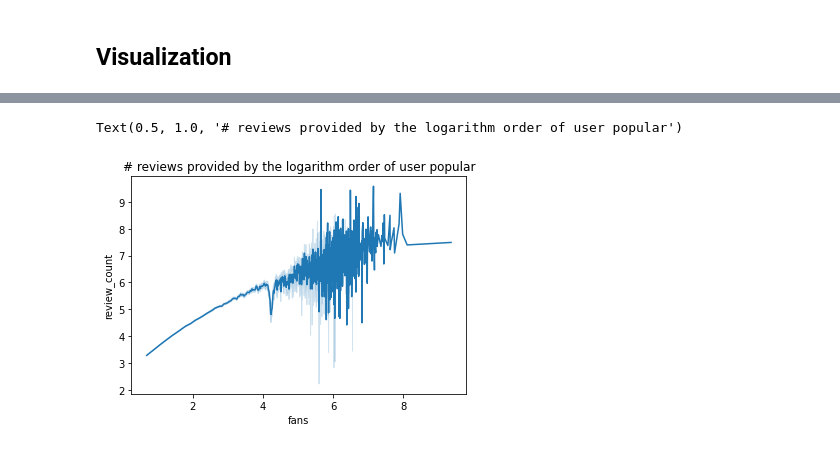
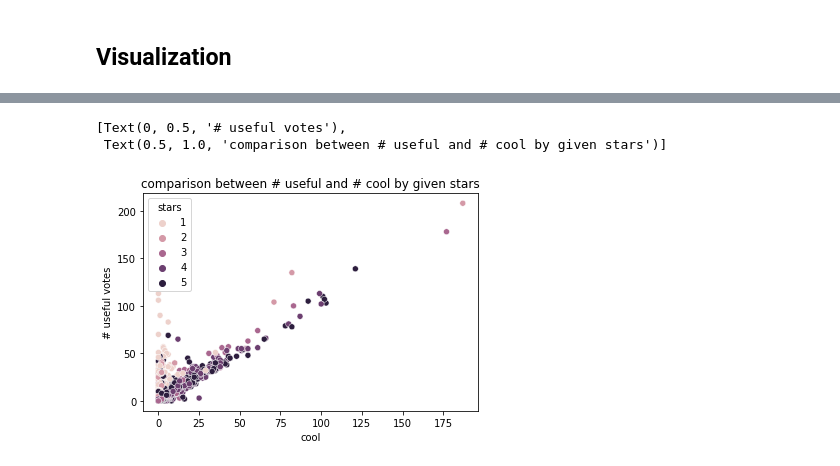
Before and after one commit to FishWith7sMemory/MAST30034-ADS-GroupProj, a Jupyter notebook: Classification.ipynb, the cells around one changed output, grey strips where cells are left out. Drawn from its saved outputs; the diff is of its cells as text; code cells hidden in the pictures.

```diff
--- a/Classification.ipynb
+++ b/Classification.ipynb
@@ -99,5 +105,6 @@ Text(0.5, 1.0, '# reviews provided by the order of user popular')
-# %%
-sns.lineplot(x="fans", y="review_count", data=np.log(user[["fans", "review_count"]])).set_title("# reviews provided by the logarithm order of user popular")
-# %% [output]
-Text(0.5, 1.0, '# reviews provided by the logarithm order of user popular')
-[figure, removed]
+# %%
+sns.scatterplot(x="cool", y="useful", hue="stars", data=review).set(ylabel="# useful votes", title="comparison between # useful and # cool by given stars")
+# %% [output]
+[Text(0, 0.5, '# useful votes'),
+ Text(0.5, 1.0, 'comparison between # useful and # cool by given stars')]
+[figure, added]
```
Also changed, not shown: parts of 6 cells of this notebook.
